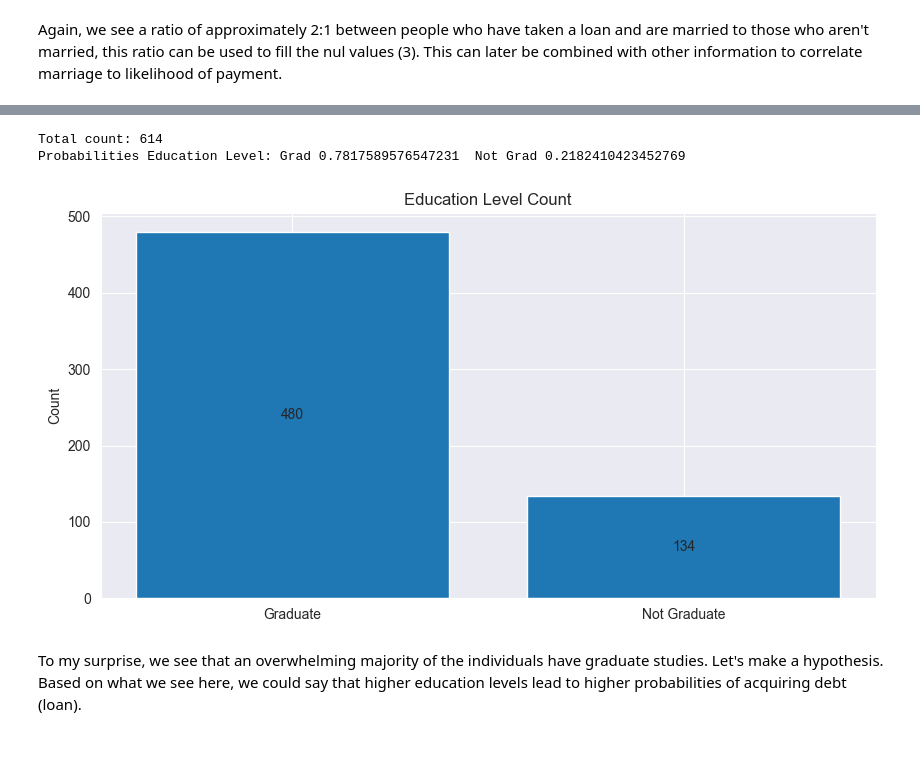
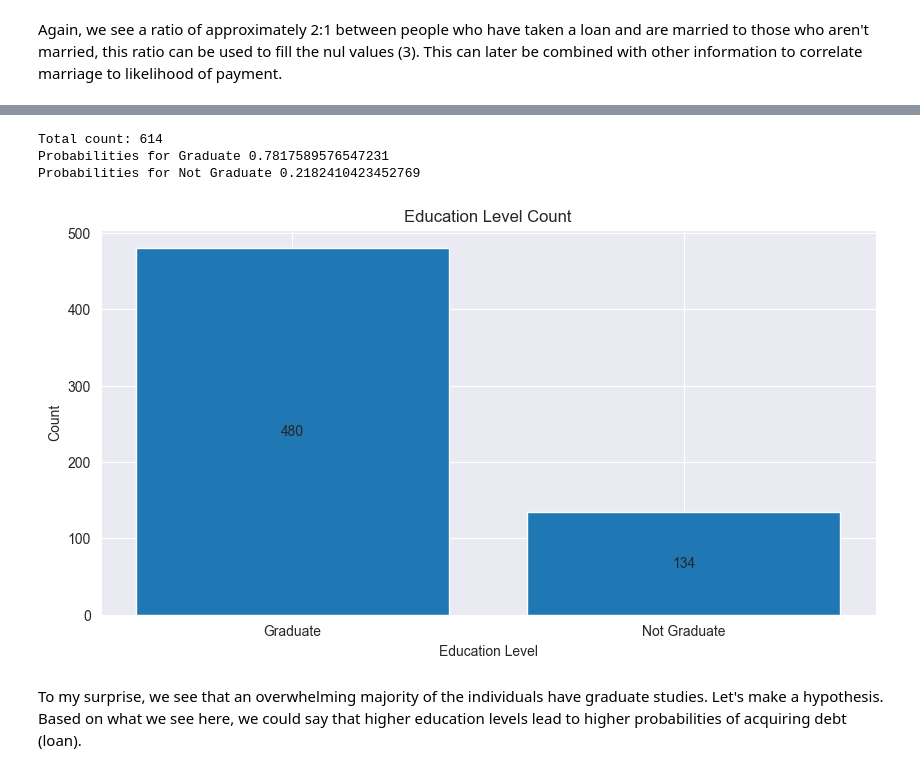
Before and after one commit to Applaudo-Studios-Cloud-Engineering/ML_Sample_Projects, a Jupyter notebook: classification_projects/loan_default_prediction/eda.ipynb, the cells around one changed output, grey strips where cells are left out. Saved outputs shown, nothing was run; the diff lists cells and outputs as text; code cells hidden in the pictures.

```diff
--- a/classification_projects/loan_default_prediction/eda.ipynb
+++ b/classification_projects/loan_default_prediction/eda.ipynb
@@ -90,15 +93,16 @@ Probabilities Sex: Male 0.7964169381107492  Female 0.18241042345276873
 # %% [markdown]
 The first insight we can take from this bar plot is that we have an approximate ratio of 4:1 males to females taking loans in this dataset, 81.36% of the samples in the trianing dataset are males and 18.64% are females. We also have 13 missing values which we can fill with that 4:1 ratio.
 # %%
-married_labels = train_df['Married'].fillna('Unknown').unique()
-married_vals = train_df['Married'].fillna('Unknown').value_counts()
+vals = train_df['Married'].fillna('Unknown').value_counts()
+total = sum(vals)
 
-print('Total count:', sum(married_vals))
-print(f'Probabilities Married: No {married_vals[0] / sum(married_vals)}  Yes {married_vals[1] / sum(married_vals)}')
+print('Total count:', sum(vals))
+for i, val in vals.items():
+    print(f"Probs {i} {val/sum(vals)}")
 
 fig = plt.figure(figsize=(10, 5))
-bar = plt.bar(married_labels, married_vals)
-plt.bar_label(bar, married_vals, label_type='center')
+bar = plt.bar(vals.index, vals)
+plt.bar_label(bar, vals, label_type='center')
 plt.xlabel('Married')
 plt.ylabel('Count')
 plt.title('Married')
@@ -110,15 +116,16 @@ Probabilities Married: No 0.6482084690553745  Yes 0.3469055374592834
 # %% [markdown]
 Again, we see a ratio of approximately 2:1 between people who have taken a loan and are married to those who aren't married, this ratio can be used to fill the nul values (3). This can later be combined with other information to correlate marriage to likelihood of payment.
 # %%
-dependent_labels = train_df['Dependents'].fillna('Unknown').unique()
-dependent_vals = train_df['Dependents'].fillna('Unknown').value_counts()
+vals = train_df['Dependents'].fillna('Unknown').value_counts()
 
-print('Total count:', sum(dependent_vals))
-print(f'Probabilities Dependants: 0 deps {dependent_vals[0] / sum(dependent_vals)}  1 dep {dependent_vals[1] / sum(dependent_vals)} 2 deps {dependent_vals[2] / sum(dependent_vals)} 3+ deps {dependent_vals[3] / sum(dependent_vals)}')
+print('Total count:', sum(vals))
+for i, val in vals.items():
+    print(f"Probabilities for {i} {val/sum(vals)}")
 
 fig = plt.figure(figsize=(10, 5))
-bar = plt.bar(dependent_labels, dependent_vals)
-plt.bar_label(bar, dependent_vals, label_type='center')
+bar = plt.bar(vals.index, vals)
+plt.bar_label(bar, vals, label_type='center')
+plt.xlabel('Dependents')
 plt.ylabel('Count')
 plt.title('Dependent Count')
 plt.show()
@@ -129,20 +140,22 @@ Probabilities Dependants: 0 deps 0.5618892508143323  1 dep 0.16612377850162866 2
 # %%
-education_labels = train_df['Education'].fillna('Unknown').unique()
-education_vals = train_df['Education'].fillna('Unknown').value_counts()
+vals = train_df['Education'].fillna('Unknown').value_counts()
 
-print('Total count:', sum(education_vals))
-print(f'Probabilities Education Level: Grad {education_vals[0] / sum(education_vals)}  Not Grad {education_vals[1] / sum(education_vals)}')
+print('Total count:', sum(vals))
+for i, val in vals.items():
+    print(f"Probabilities for {i} {val/sum(vals)}")
 
 fig = plt.figure(figsize=(10, 5))
-bar = plt.bar(education_labels, education_vals)
-plt.bar_label(bar, education_vals, label_type='center')
+bar = plt.bar(vals.index, vals)
+plt.bar_label(bar, vals, label_type='center')
+plt.xlabel('Education Level')
 plt.ylabel('Count')
 plt.title('Education Level Count')
 plt.show()
 # %% [output]
 Total count: 614
-Probabilities Education Level: Grad 0.7817589576547231  Not Grad 0.2182410423452769
+Probabilities for Graduate 0.7817589576547231
+Probabilities for Not Graduate 0.2182410423452769
-[figure, old version]
+[figure, new version]
 # %% [markdown]
 To my surprise, we see that an overwhelming majority of the individuals have graduate studies. Let's make a hypothesis. Based  on what we see here, we could say that higher education levels lead to higher probabilities of acquiring debt (loan).
 # %%
```
Also changed, not shown: parts of 83 cells of this notebook, 2 other files.
